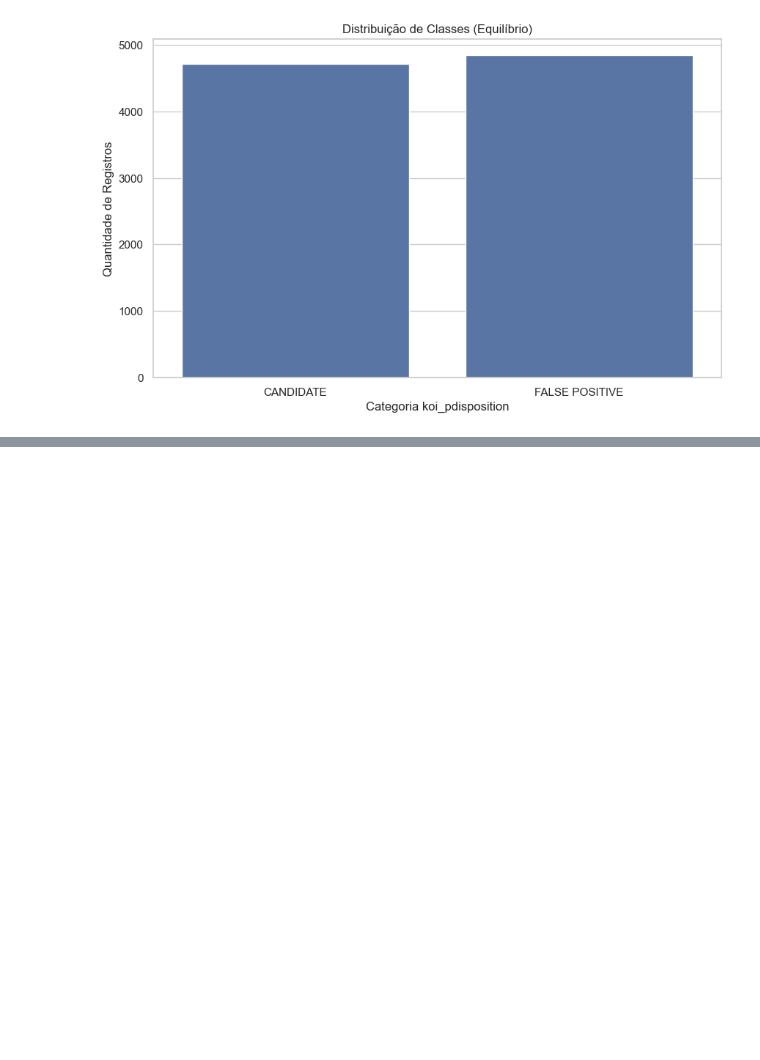
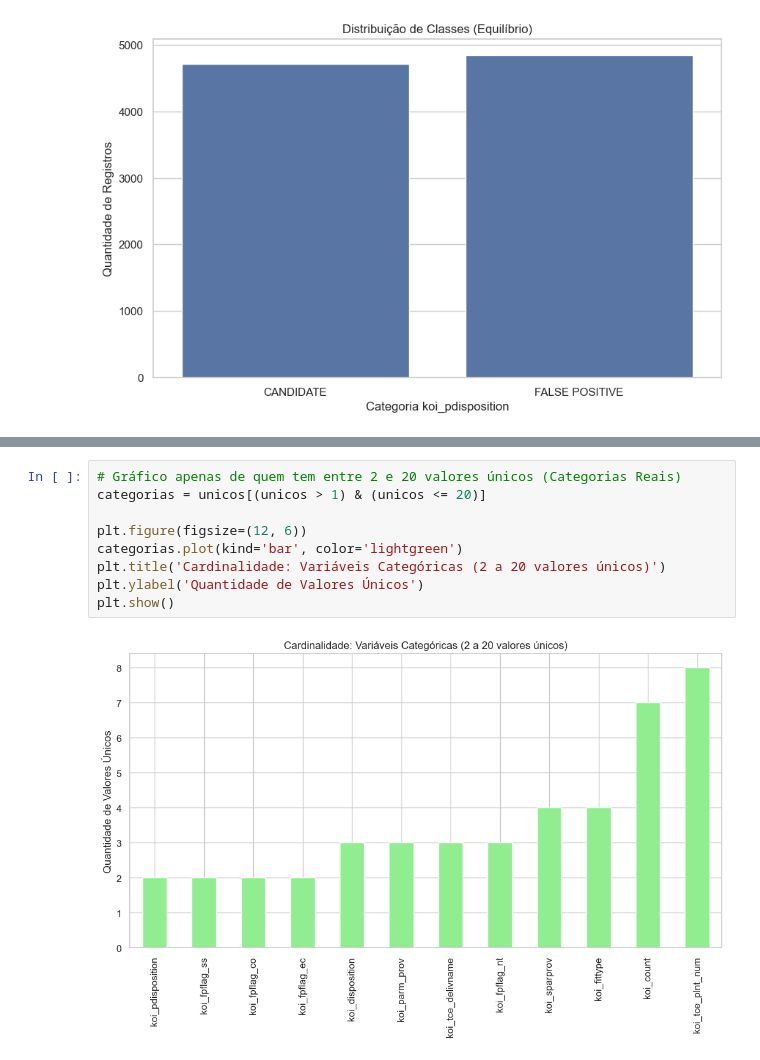
Before and after one commit to mateus-s-a/Trabalho-IA-Redes-Neurais-NASA, a Jupyter notebook: notebooks/01_eda_koi.ipynb, the cells around one changed output, grey strips where cells are left out. Drawn from its saved outputs; the diff is of its cells as text; blank space fills up the shorter version.

```diff
--- a/notebooks/01_eda_koi.ipynb
+++ b/notebooks/01_eda_koi.ipynb
@@ -158,0 +233,11 @@ plt.show()
+# %%
+# Gráfico apenas de quem tem entre 2 e 20 valores únicos (Categorias Reais)
+categorias = unicos[(unicos > 1) & (unicos <= 20)]
+
+plt.figure(figsize=(12, 6))
+categorias.plot(kind='bar', color='lightgreen')
+plt.title('Cardinalidade: Variáveis Categóricas (2 a 20 valores únicos)')
+plt.ylabel('Quantidade de Valores Únicos')
+plt.show()
+# %% [output]
+[figure, added]
```
Also changed, not shown: parts of 26 cells of this notebook.
